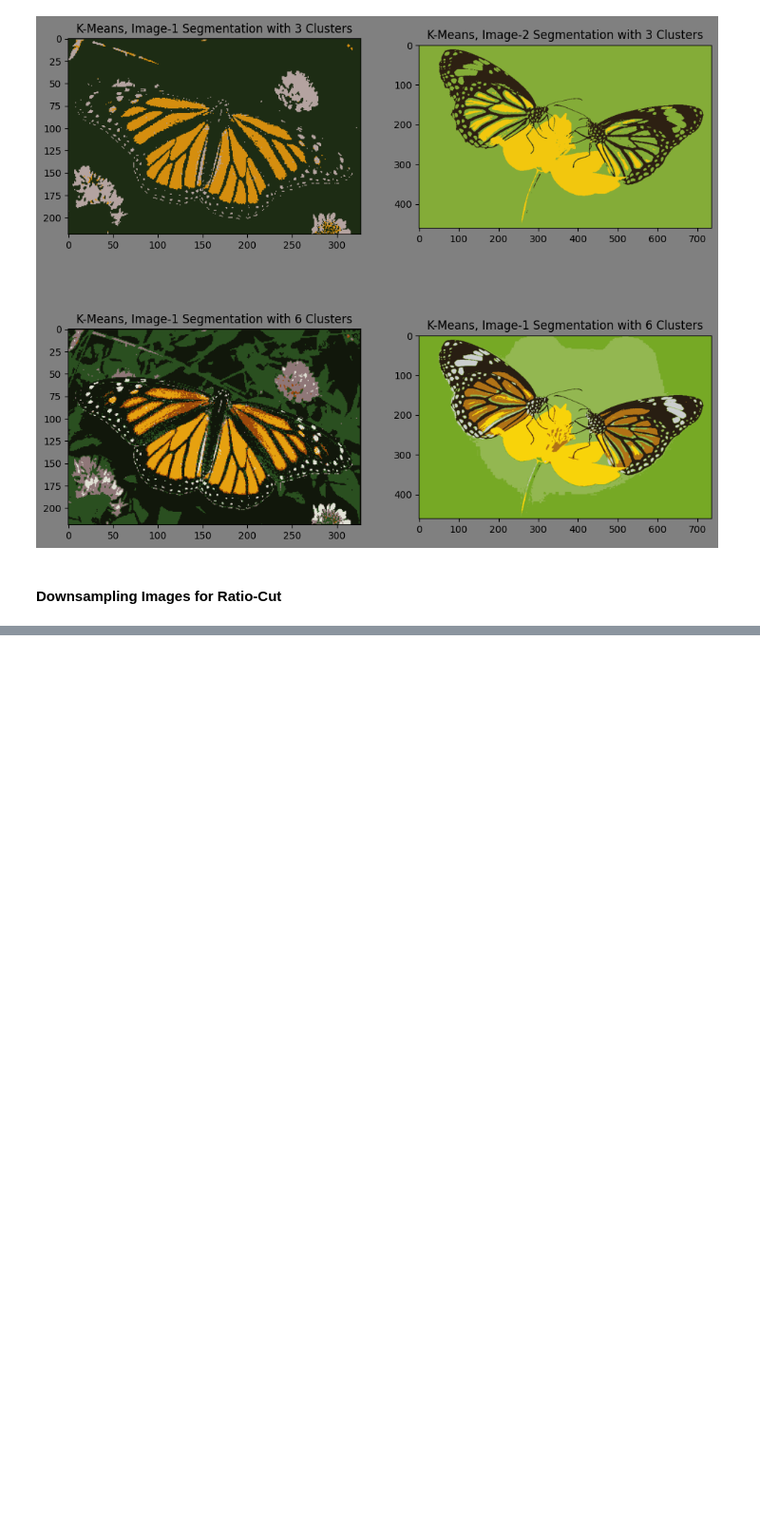
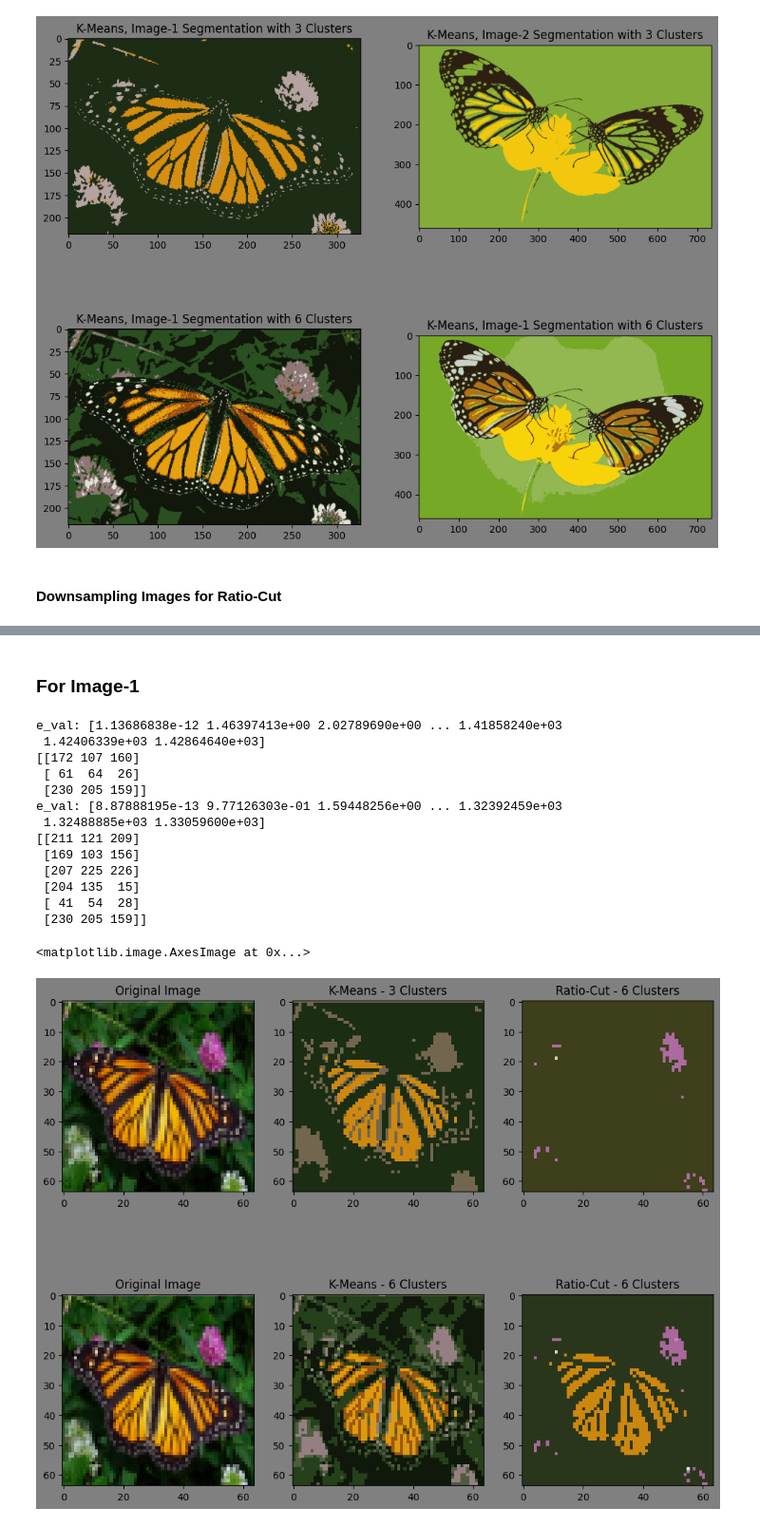
Before and after one commit to Asharma538/computer_vision, a Jupyter notebook: PA_2/Ques1.ipynb, the cells around one changed output, grey strips where cells are left out. Shown at 95% size. Saved outputs shown, nothing was run; the diff lists cells and outputs as text; code cells hidden in the pictures; blank space fills up the shorter version.

```diff
--- a/PA_2/Ques1.ipynb
+++ b/PA_2/Ques1.ipynb
@@ -98 +117,7 @@ image2 = image2.reshape((-1,3))
+# %%
+image1_64x64 = np.int32(image1_64x64)
+image2_64x64 = np.int32(image2_64x64)
+# %%
+image1_64x64_flattened = image1_64x64.reshape((-1,3))
+image2_64x64_flattened = image2_64x64.reshape((-1,3))
 # %%
@@ -163,0 +181,59 @@ Applying KMeans to H
+# %% [markdown]
+### For Image-1
+# %%
+segmented_image1_3_clusters_kmeans = kmeans_segmentation(image_to_be_segmented=image1_64x64,k=3,eps=0.85)
+segmented_image1_6_clusters_kmeans = kmeans_segmentation(image_to_be_segmented=image1_64x64,k=6,eps=0.85)
+
+W_img1_3_clusters=calculate_adj_matrix(image1_64x64_flattened,sigma_sq=1400,lambda_val=0.01)
+segmented_image1_3_clusters_ratio_cut = ratio_cut_clustering(image=image1_64x64_flattened,
+                                                             W=W_img1_3_clusters,
+                                                             k=3,
+                                                             eps=0.003)
+
+W_img1_6_clusters=calculate_adj_matrix(image1_64x64_flattened,sigma_sq=1225,lambda_val=0.01)
+segmented_image1_6_clusters_ratio_cut = ratio_cut_clustering(image=image1_64x64_flattened,
+                                                             W=W_img1_6_clusters,
+                                                             k=6,
+                                                             eps=0.0028)
+
+fig = plt.figure(figsize=(12,10),facecolor='gray')
+
+fig.add_subplot(2,3,1)
+plt.title('Original Image')
+plt.imshow(image1_64x64)
+
+fig.add_subplot(2,3,2)
+plt.title('K-Means - 3 Clusters')
+plt.imshow(segmented_image1_3_clusters_kmeans)
+
+fig.add_subplot(2,3,3)
+plt.title('Ratio-Cut - 6 Clusters')
+plt.imshow(segmented_image1_3_clusters_ratio_cut)
+
+fig.add_subplot(2,3,4)
+plt.title('Original Image')
+plt.imshow(image1_64x64)
+
+fig.add_subplot(2,3,5)
+plt.title('K-Means - 6 Clusters')
+plt.imshow(segmented_image1_6_clusters_kmeans)
+
+fig.add_subplot(2,3,6)
+plt.title('Ratio-Cut - 6 Clusters')
+plt.imshow(segmented_image1_6_clusters_ratio_cut)
+# %% [output]
+e_val: [1.13686838e-12 1.46397413e+00 2.02789690e+00 ... 1.41858240e+03
+ 1.42406339e+03 1.42864640e+03]
+[[172 107 160]
+ [ 61  64  26]
+ [230 205 159]]
+e_val: [8.87888195e-13 9.77126303e-01 1.59448256e+00 ... 1.32392459e+03
+ 1.32488885e+03 1.33059600e+03]
+[[211 121 209]
+ [169 103 156]
+ [207 225 226]
+ [204 135  15]
+ [ 41  54  28]
+ [230 205 159]]
+<matplotlib.image.AxesImage at 0x...>
+[figure, added]
```
Also changed, not shown: parts of 10 cells of this notebook, 2 other files.
